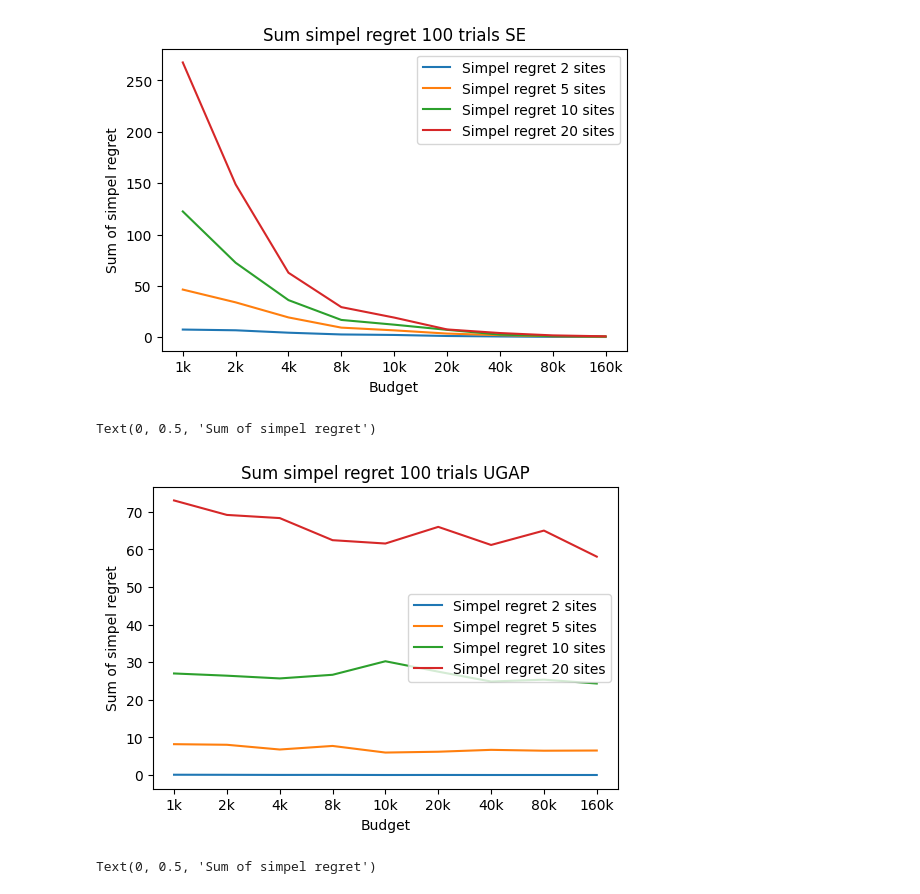
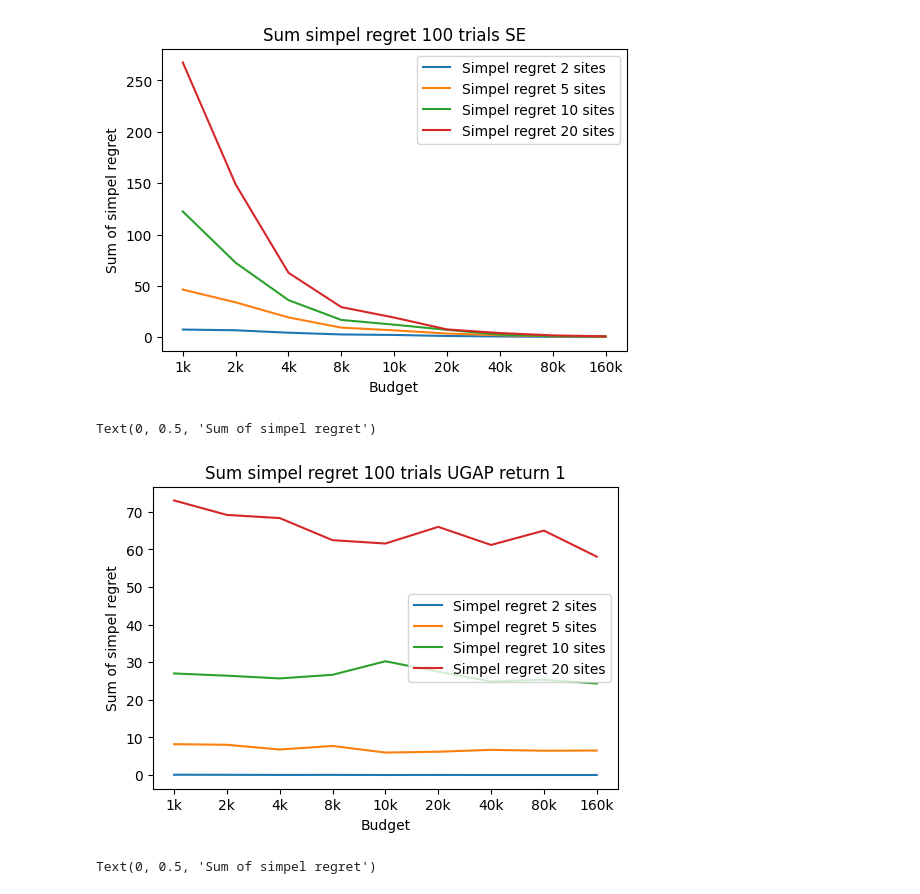
Before and after one commit to FlorisSchmidt/PBO, a Jupyter notebook: plots.ipynb, the cells around one changed output. Saved outputs shown, nothing was run; the diff lists cells and outputs as text; code cells hidden in the pictures.

```diff
--- a/plots.ipynb
+++ b/plots.ipynb
@@ -157,25 +158,25 @@ Text(0, 0.5, 'Sum of simpel regret')
 # %%
 simpel_regret_sum = pd.DataFrame(columns=['Budget','Simpel regret 2 sites','Simpel regret 5 sites','Simpel regret 10 sites','Simpel regret 20 sites'])
 
 for idx, site in enumerate(sites2):
     simpel_regret_sum = simpel_regret_sum.append({'Budget':site.split('_')[1],
     'Simpel regret 2 sites':round(np.sum(simpel_regrets_ugap.get(sites2[idx])),2),
     'Simpel regret 5 sites':round(np.sum(simpel_regrets_ugap.get(sites5[idx])),2),
     'Simpel regret 10 sites':round(np.sum(simpel_regrets_ugap.get(sites10[idx])),2),
     'Simpel regret 20 sites':round(np.sum(simpel_regrets_ugap.get(sites20[idx])),2)
     }
 
     , ignore_index=True)
 
 plot = simpel_regret_sum.plot()
 
 plot.set_xticks(x,xi)
-plot.set_title('Sum simpel regret 100 trials UGAP')
+plot.set_title('Sum simpel regret 100 trials UGAP return 1')
 plot.set_xlabel('Budget')
 plot.set_ylabel('Sum of simpel regret')
 # %% [output]
 Text(0, 0.5, 'Sum of simpel regret')
-[figure, old version]
+[figure, new version]
 # %%
 simpel_regret_sum = pd.DataFrame(columns=['Budget','Simpel regret 2 sites','Simpel regret 5 sites','Simpel regret 10 sites','Simpel regret 20 sites'])
 
```
Also changed, not shown: parts of 5 cells of this notebook.
